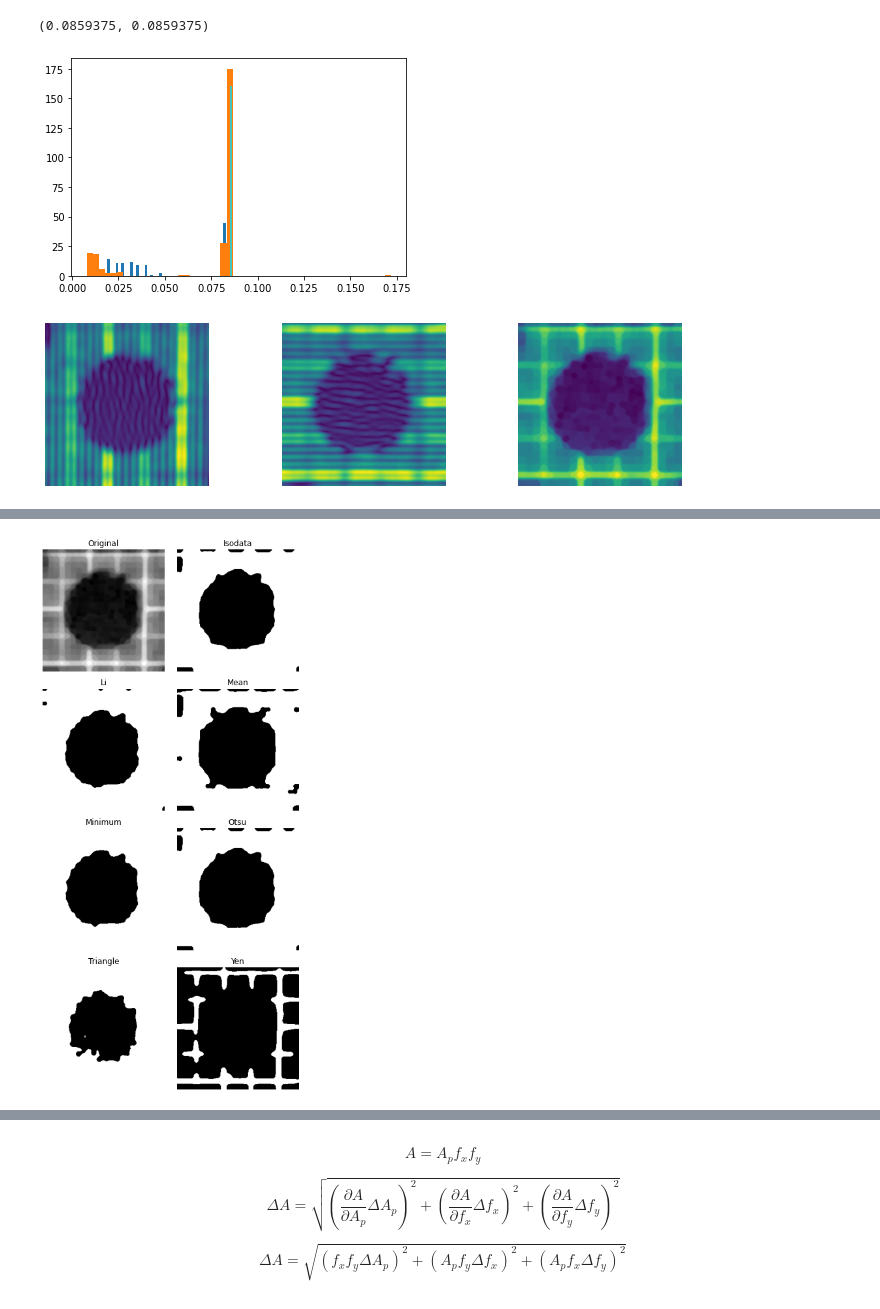
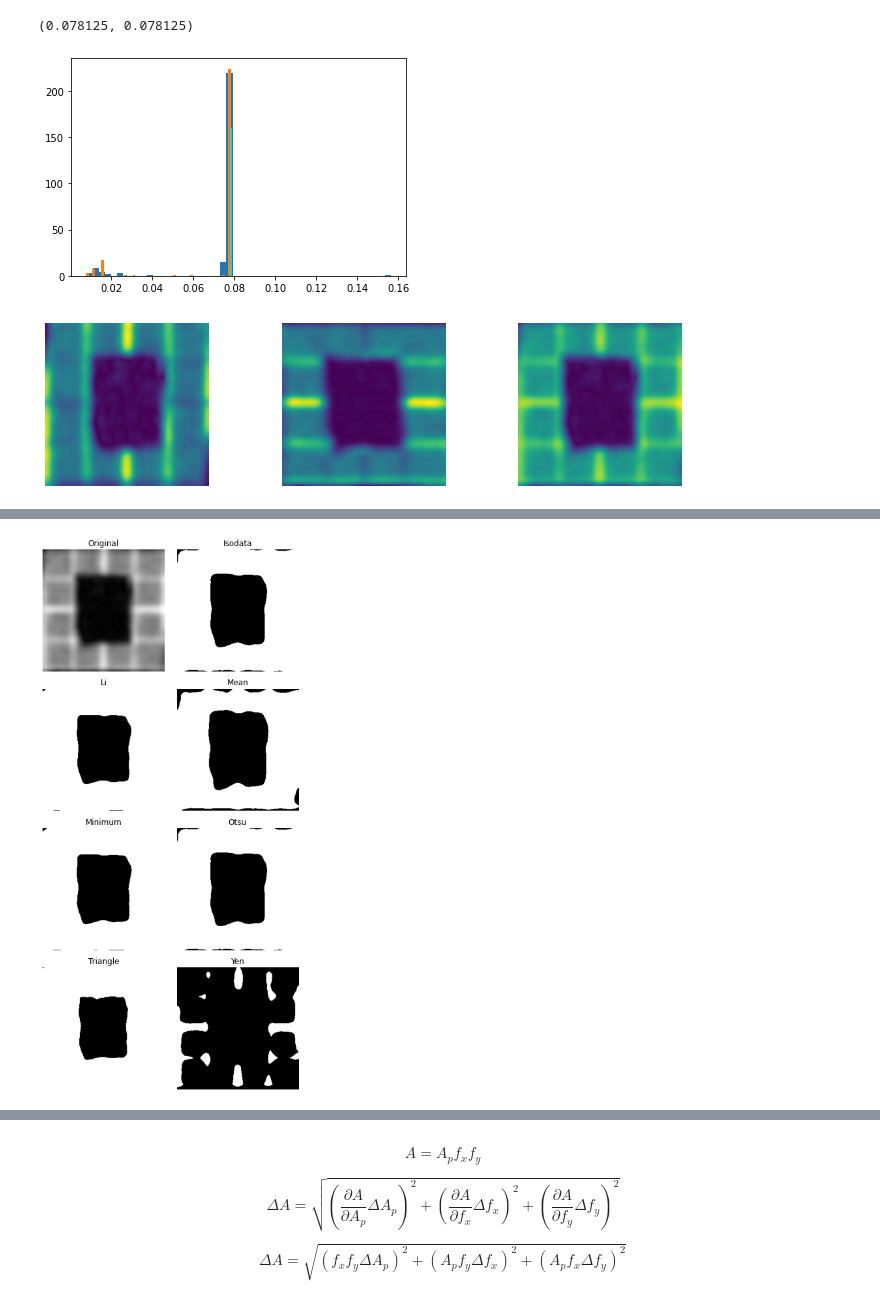
Before and after one commit to JairoSSantos/PAC-project, a Jupyter notebook: cnn/scale-detection.ipynb, the cells around one changed output, grey strips where cells are left out. Cells and saved outputs as stored; diff of their text form; code cells hidden in the pictures.

```diff
--- a/cnn/scale-detection.ipynb
+++ b/cnn/scale-detection.ipynb
@@ -83,11 +83,11 @@ def threshold_kmeans(img):
     return min_bin
 # %%
 #image = by_id(226)
-#images, filenames = random_images(names=True)
+images, filenames = random_images(names=True)
 #image = resize(np.array(Image.open('44.502  mm2_IA_253.jpg')), (200, 200))
-#image = images[0]
-#filename = filenames[0]
-image = random_images()[0]
+image = images[0]
+filename = filenames[0]
+#image = random_images()[0]
 img = rgb2gray(image)
 plt.imshow(img, cmap='gray')
 # %% [output]
@@ -127,7 +127,7 @@ Fx, Fy = np.apply_along_axis(pixel_scale_1d, 0, rot_img), np.apply_along_axis(pi
 (fx, d_fx), (fy, d_fy) = (np.median(Fx[Fx > 0.02]), np.std(Fx)), (np.median(Fy[Fy > 0.02]), np.std(Fy))
 fx, fy
 # %% [output]
-(0.0859375, 0.0859375)
+(0.078125, 0.078125)
 # %%
 plt.hist(Fx, bins=50)
 plt.hist(Fy, bins=50)
@@ -135,28 +135,28 @@ plt.vlines(fx, 0, 160, color='red')
 plt.vlines(fy, 0, 160, color='cyan')
 plt.show()
 # %% [output]
-[figure, old version]
+[figure, new version]
 # %%
 %%time
 fig, (ax1, ax2, ax3) = plt.subplots(1, 3, figsize=(12, 3))
 
-xreal, ximag = gabor(rot_img, fx, 0, n_stds=2)
-yreal, yimag = gabor(rot_img, fy, np.pi/2, n_stds=2)
+xreal, ximag = gabor(rot_img, fx, 0, n_stds=3)
+yreal, yimag = gabor(rot_img, fy, np.pi/2, n_stds=3)
 gabor_x, gabor_y = np.sqrt(xreal**2 + ximag**2), np.sqrt(yreal**2 + yimag**2)
 filtered = gabor_x + gabor_y
 
-filtered = nd.median_filter(nd.minimum_filter(gabor_x + gabor_y, footprint=disk(5)), footprint=disk(5))
+#filtered = nd.median_filter(nd.minimum_filter(gabor_x + gabor_y, footprint=disk(5)), footprint=disk(5))
 #filtered = nd.maximum_filter(nd.minimum_filter(gabor_x + gabor_y, footprint=disk(5)), footprint=disk(5))
 #filtered = nd.median_filter(nd.maximum_filter(nd.minimum_filter(np.sqrt(gabor_x) + np.sqrt(gabor_y), footprint=disk(5)), footprint=disk(5)), footprint=disk(5))
 
 ax1.imshow(gabor_x)
 ax2.imshow(gabor_y)
 ax3.imshow(filtered)
 
 ax1.axis('off')
 ax2.axis('off')
 ax3.axis('off')
 
 plt.show()
 # %% [output]
-[figure, old version]
+[figure, new version]
@@ -166,5 +166,5 @@ Wall time: 2.23 s
 try_all_threshold(filtered, figsize=(6, 12), verbose=False)
 plt.show()
 # %% [output]
-[figure, old version]
+[figure, new version]
 # %%
```
Also changed, not shown: parts of 13 cells of this notebook, 3 other files.
